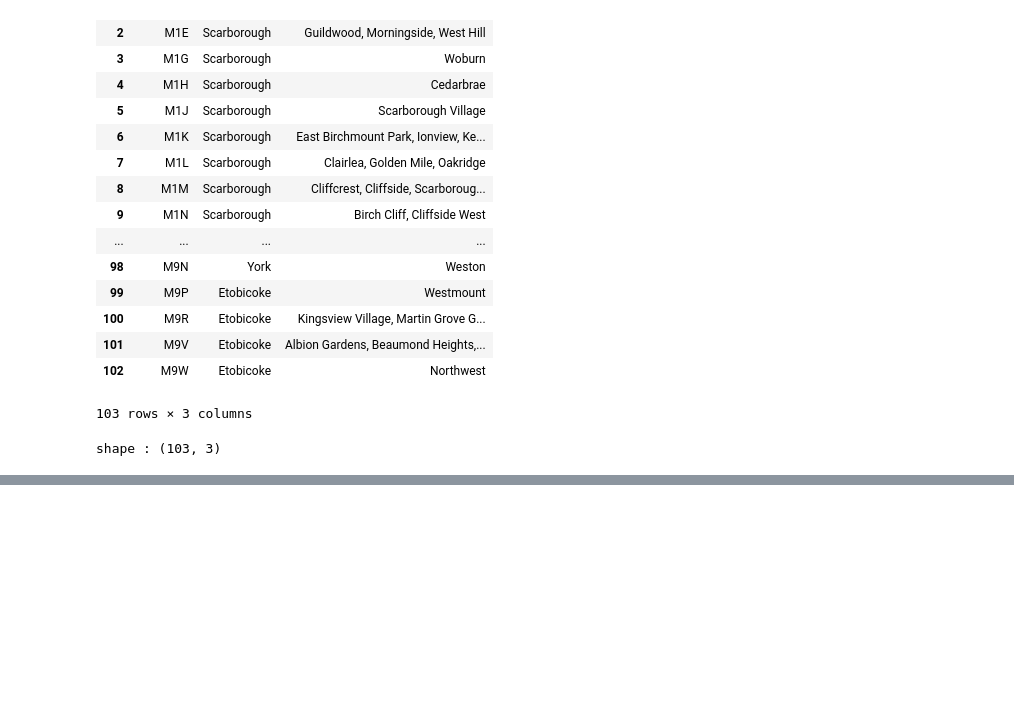
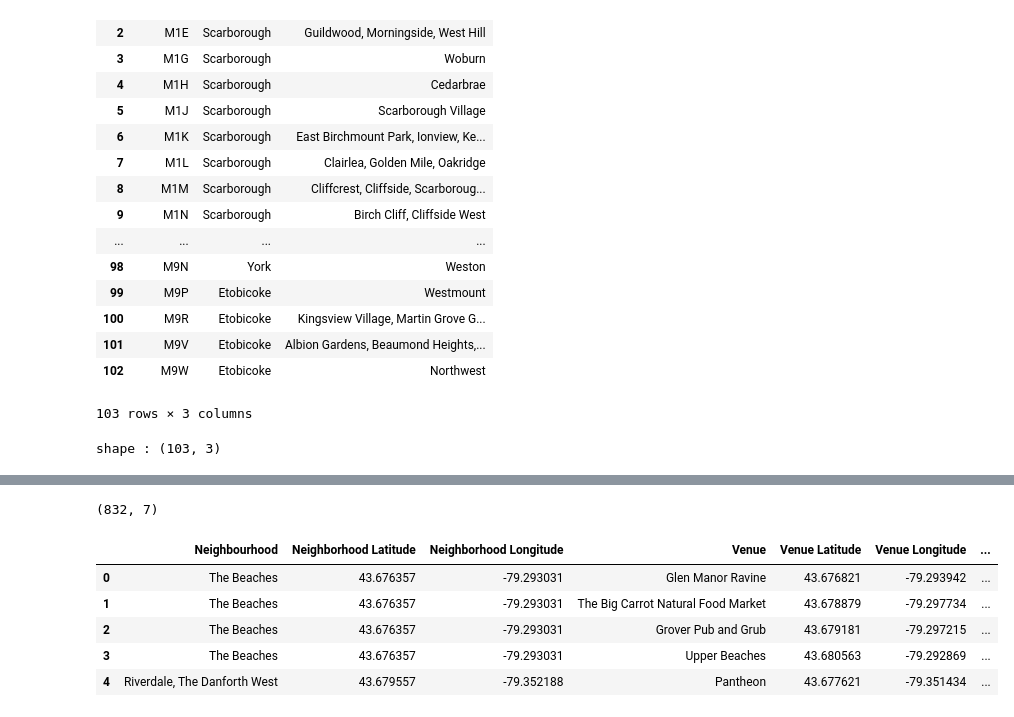
Before and after one commit to soheil2017/Coursera-capstone-project, a Jupyter notebook: Clustering Neighborhoods in Toronto.ipynb, the cells around one changed output, grey strips where cells are left out. Drawn from its saved outputs; the diff is of its cells as text; code cells hidden in the pictures; blank space fills up the shorter version.

```diff
--- a/Clustering Neighborhoods in Toronto.ipynb
+++ b/Clustering Neighborhoods in Toronto.ipynb
@@ -95,0 +355,11 @@ TorontoPostalCodes.to_csv('Toronto.TASK_1_df.csv',index=False)
+# %%
+print(toronto_venues.shape)
+toronto_venues.head()
+# %% [output]
+(832, 7)
+|  | Neighbourhood | Neighborhood Latitude | Neighborhood Longitude | Venue | Venue Latitude | Venue Longitude | ... |
+| 0 | The Beaches | 43.676357 | -79.293031 | Glen Manor Ravine | 43.676821 | -79.293942 | ... |
+| 1 | The Beaches | 43.676357 | -79.293031 | The Big Carrot Natural Food Market | 43.678879 | -79.297734 | ... |
+| 2 | The Beaches | 43.676357 | -79.293031 | Grover Pub and Grub | 43.679181 | -79.297215 | ... |
+| 3 | The Beaches | 43.676357 | -79.293031 | Upper Beaches | 43.680563 | -79.292869 | ... |
+| 4 | Riverdale, The Danforth West | 43.679557 | -79.352188 | Pantheon | 43.677621 | -79.351434 | ... |
```
Also changed, not shown: parts of 37 cells of this notebook.
